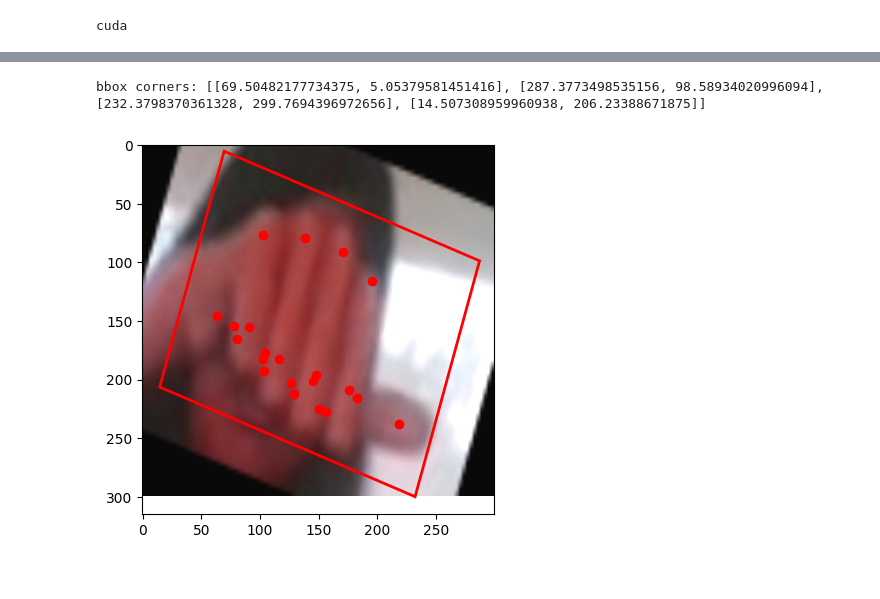
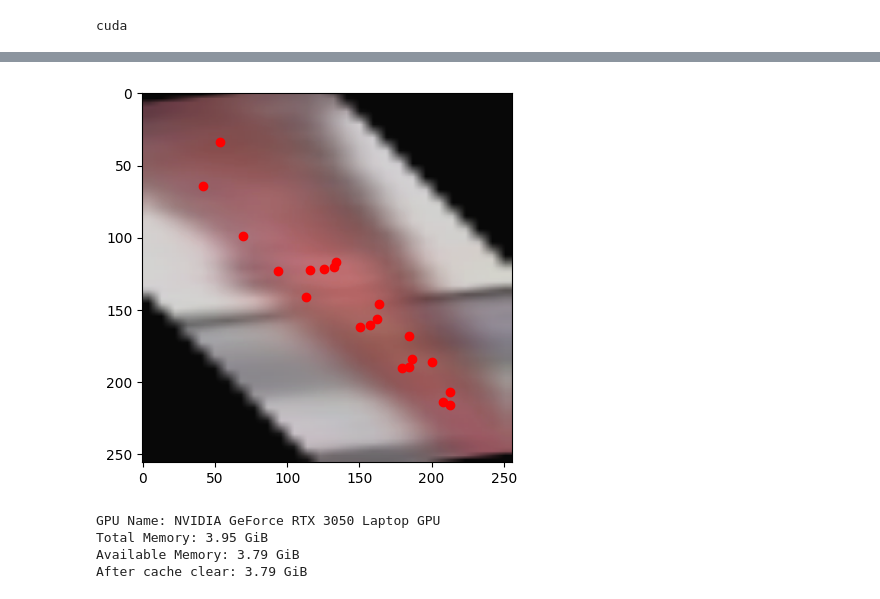
Before and after one commit to mihaidanaila11/Hand-Detector, a Jupyter notebook: keypointsTrain.ipynb, the cells around one changed output, grey strips where cells are left out. Saved outputs shown, nothing was run; the diff lists cells and outputs as text; code cells hidden in the pictures.

```diff
--- a/keypointsTrain.ipynb
+++ b/keypointsTrain.ipynb
@@ -515,39 +348,37 @@ shape label: torch.Size([71])
 # %%
 import matplotlib.pyplot as plt
 import matplotlib.patches as patches
 
 randomIndex = random.randint(0, len(testDataset) - 1)
 img_tensor, label_tensor = testDataset[randomIndex]
 # print(label_tensor)
 
 img = img_tensor.permute(1, 2, 0).numpy()
 
 fig, ax = plt.subplots(1)
 ax.imshow(img)
 
 h, w, _ = img.shape
 
-for keypoint in range(0, len(label_tensor) - 8, 3):
+for keypoint in range(0, len(label_tensor), 3):  # FĂRĂ "- 8"
     x, y = label_tensor[keypoint], label_tensor[keypoint + 1]
-    # print(f"keypoint {keypoint//3}: ({x * w:.2f}, {y * h:.2f})" )
     ax.plot(x * w, y * h, 'ro')
 
-bbox = label_tensor[-8:].view(4, 2).clone()
-bbox[:, 0] *= w
-bbox[:, 1] *= h
+# bbox = label_tensor[-8:].view(4, 2).clone()
+# bbox[:, 0] *= w
+# bbox[:, 1] *= h
 
-poly = patches.Polygon(
-    bbox.detach().cpu().numpy(),
-    closed=True,
-    linewidth=2,
-    edgecolor='r',
-    facecolor='none'
-)
-print(f"bbox corners: {bbox.tolist()}")
-ax.add_patch(poly)
+# poly = patches.Polygon(
+#     bbox.detach().cpu().numpy(),
+#     closed=True,
+#     linewidth=2,
+#     edgecolor='r',
+#     facecolor='none'
+# )
+# print(f"bbox corners: {bbox.tolist()}")
+# ax.add_patch(poly)
 
 
 plt.show()
 # %% [output]
-bbox corners: [[69.50482177734375, 5.05379581451416], [287.3773498535156, 98.58934020996094], [232.3798370361328, 299.7694396972656], [14.507308959960938, 206.23388671875]]
-[figure, old version]
+[figure, new version]
@@ -553,0 +479,14 @@ bbox corners: [[69.50482177734375, 5.05379581451416], [287.3773498535156, 98.589
+# %%
+import torch
+print(f"GPU Name: {torch.cuda.get_device_name(0)}")
+print(f"Total Memory: {torch.cuda.get_device_properties(0).total_memory / 1e9:.2f} GiB")
+print(f"Available Memory: {torch.cuda.mem_get_info(0)[0] / 1e9:.2f} GiB")
+
+# Check if memory is being cached/reserved
+torch.cuda.empty_cache()
+print(f"After cache clear: {torch.cuda.mem_get_info(0)[0] / 1e9:.2f} GiB")
+# %% [output]
+GPU Name: NVIDIA GeForce RTX 3050 Laptop GPU
+Total Memory: 3.95 GiB
+Available Memory: 3.79 GiB
+After cache clear: 3.79 GiB
```
Also changed, not shown: parts of 7 cells of this notebook, 1 other file.
